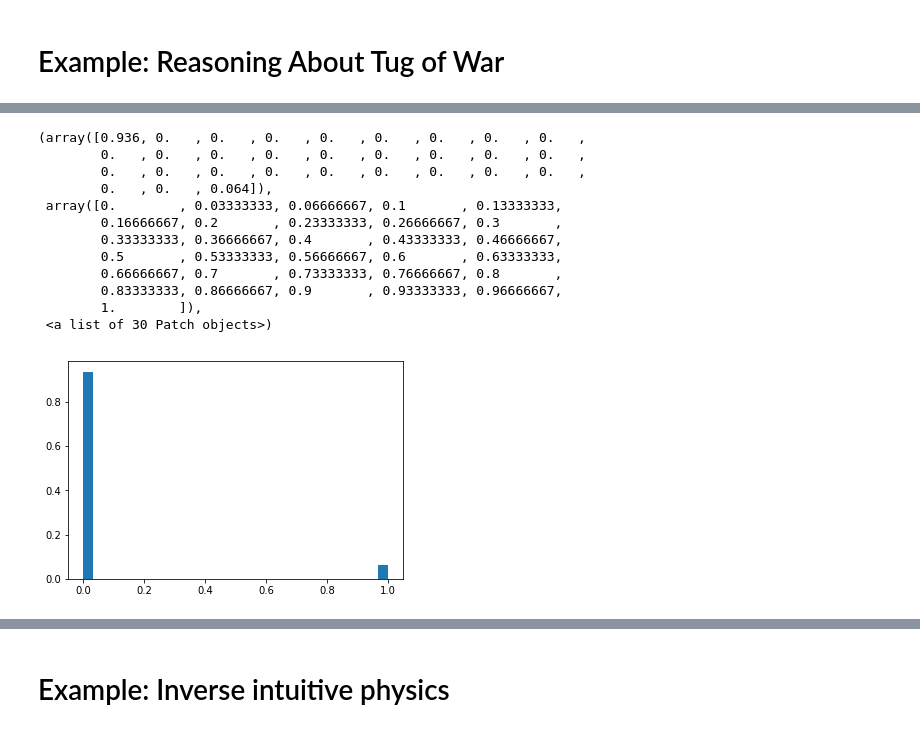
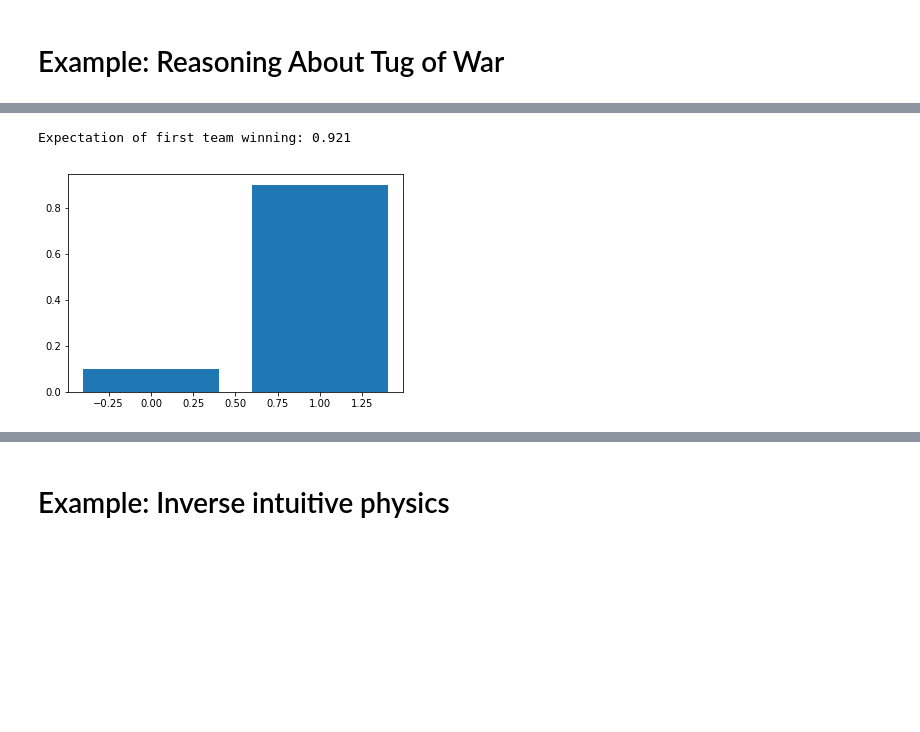
Before and after one commit to ebigelow/probmods-pyro, a Jupyter notebook: Chapter 3 - Conditioning.ipynb, the cells around one changed output, grey strips where cells are left out. Saved outputs shown, nothing was run; the diff lists cells and outputs as text; code cells hidden in the pictures; blank space fills up the shorter version.

```diff
--- a/Chapter 3 - Conditioning.ipynb
+++ b/Chapter 3 - Conditioning.ipynb
@@ -167,11 +136,9 @@ viz(Infer(model))
 # %%
-def f():
+def model():
     A = flip()
-    B = flip()
-    C = flip()
-    condition('D', A + B + C >= 2)
+    factor('B', (0 if A else -99999))
     return A
 
-d = Infer(f)
+d = Infer(model, num_samples=int(1e4))
 viz(d)
 # %% [output]
@@ -182,10 +146,9 @@ viz(d)
 # %%
-# TODO: why is this prob (~0.4) lower than PCM+WebPPL (~0.27)?
-def f():
-    A = flip()
-    factor('B', (1 if A else 0))
+def model():
+    A = pflip('A', 0.5)
+    factor('B', (0 if A else -1))
     return A
 
-d = Infer(f, num_samples=int(1e4))
+d = Infer(model, num_samples=int(1e4))
 viz(d)
 # %% [output]
@@ -234,7 +192,7 @@ def model():
 
     @memoize
     def strength(person):
-        return abs(dist.Normal(1, 1).sample())
+        return pyro.sample(f'strength_{person}', dist.Normal(1, 1)).abs()
 
     def lazy(person):
         return flip(1 / 3.)
@@ -255,9 +213,9 @@ def model():
     condition('beats_2', beat(['bob', 'sue'],  ['tom', 'jim']))
     return strength('bob')
 
-# {method: 'MCMC', kernel: 'MH', samples: 25000}
-d = Infer(model)
-# print('Expected strength: ' + expectation(d))
+# d = Infer(model, posterior_method='MCMC', num_samples=1000)
+d = Infer(model, posterior_method='rejection', num_samples=1000)
 
-viz(d, plot_args={'bins': 30})
+print('Expected strength: {}'.format(d.mean))
+viz(d)#, plot_args={'bins': 30})
 # %% [output]
@@ -279,7 +227,7 @@ def model():
 
     @memoize
     def strength(person):
-        return abs(dist.Normal(1, 1).sample())
+        return pyro.sample(f'strength_{person}', dist.Normal(1, 1)).abs()
 
     def lazy(person):
         return flip(1 / 3.)
@@ -294,12 +242,19 @@ def model():
         return team1 if (total_pulling(team1) > total_pulling(team2)) else team2
 
     def beat(team1, team2):
-        return torch.tensor(winner(team1, team2) == team1)
+        return torch.tensor(winner(team1, team2) == team1, dtype=torch.int)
 
     condition('stronger', strength('mary') >= strength('sue'))
     condition('beats', beat(['bob'], ['jim']))
     return beat(['bob', 'mary'], ['jim', 'sue'])
 
-d = Infer(model)
-viz(d, plot_args={'bins': 30})
+
+d = Infer(model, posterior_method='rejection', num_samples=1000)
+
+
+support = d.enumerate_support().tolist()
+m = sum(support) / len(support)
+
+print('Expectation of first team winning: {}'.format(m))
+viz(d)
 # %% [output]
@@ -306,13 +262,2 @@ viz(d, plot_args={'bins': 30})
-(array([0.936, 0.   , 0.   , 0.   , 0.   , 0.   , 0.   , 0.   , 0.   ,
-        0.   , 0.   , 0.   , 0.   , 0.   , 0.   , 0.   , 0.   , 0.   ,
-        0.   , 0.   , 0.   , 0.   , 0.   , 0.   , 0.   , 0.   , 0.   ,
-        0.   , 0.   , 0.064]),
- array([0.        , 0.03333333, 0.06666667, 0.1       , 0.13333333,
-        0.16666667, 0.2       , 0.23333333, 0.26666667, 0.3       ,
-        0.33333333, 0.36666667, 0.4       , 0.43333333, 0.46666667,
-        0.5       , 0.53333333, 0.56666667, 0.6       , 0.63333333,
-        0.66666667, 0.7       , 0.73333333, 0.76666667, 0.8       ,
-        0.83333333, 0.86666667, 0.9       , 0.93333333, 0.96666667,
-        1.        ]),
- <a list of 30 Patch objects>)
+Expectation of first team winning: 0.921
-[figure, old version]
+[figure, new version]
```
Also changed, not shown: parts of 46 cells of this notebook, 3 other files.
